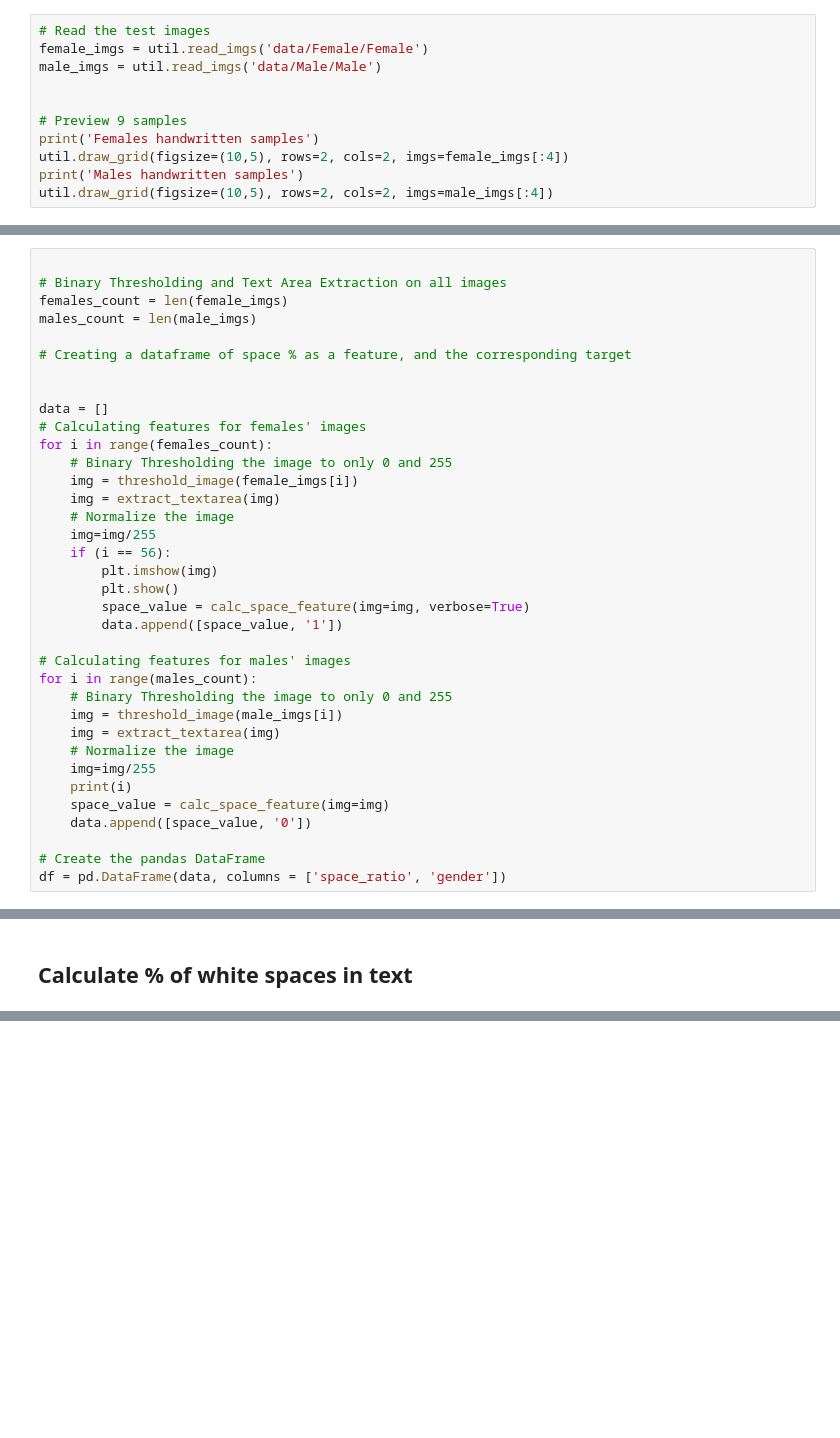
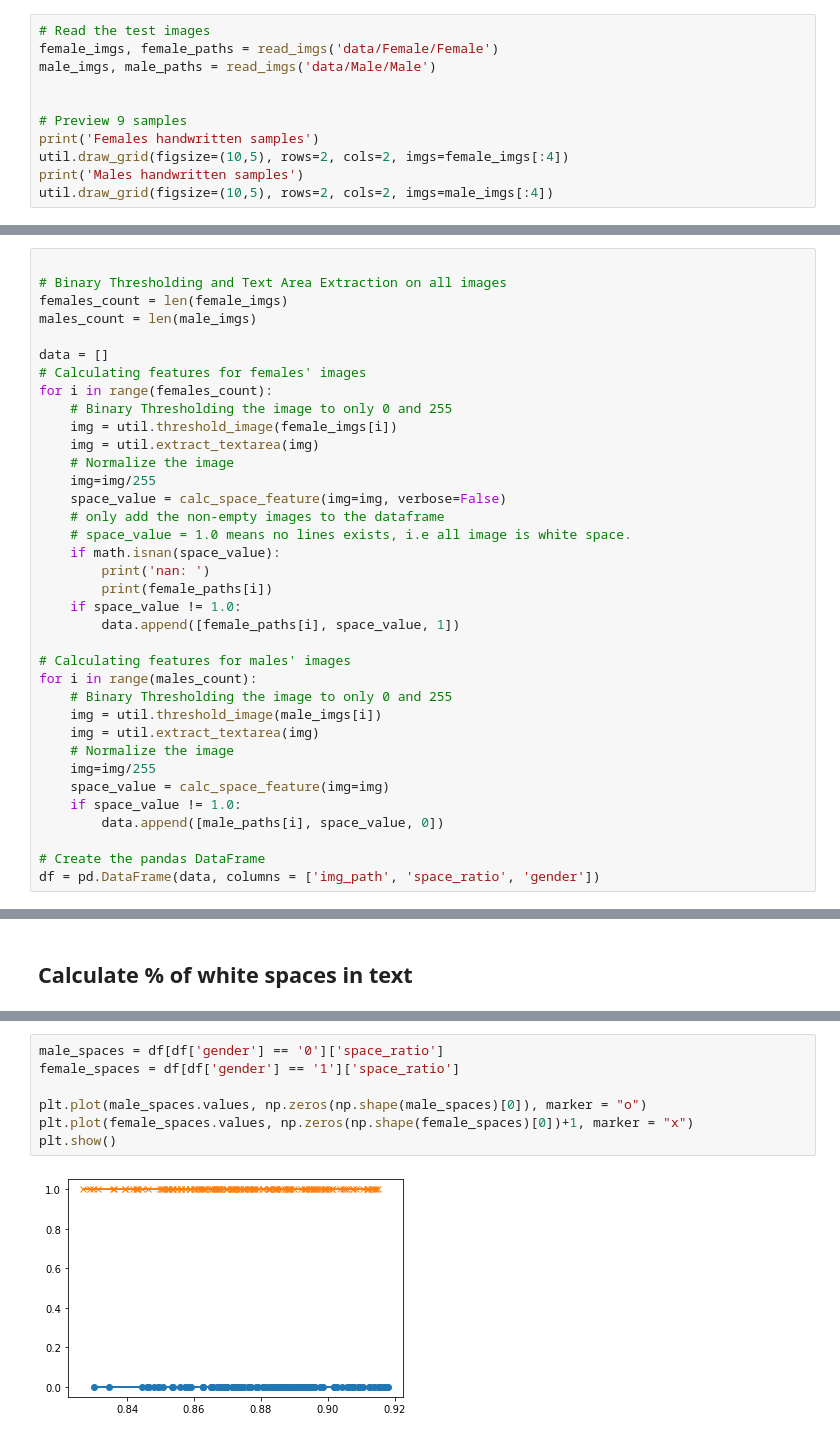
Before and after one commit to NouranHany/Handwriting-Based-Gender-Classification, a Jupyter notebook: Space extraction.ipynb, the cells around one changed output, grey strips where cells are left out. Cells and saved outputs as stored; diff of their text form; blank space fills up the shorter version.

```diff
--- a/Space extraction.ipynb
+++ b/Space extraction.ipynb
@@ -286,8 +296,8 @@ def calc_space_feature(img, verbose=False):
 ## Read Sample of images
 # %%
 # Read the test images
-female_imgs = util.read_imgs('data/Female/Female')
-male_imgs = util.read_imgs('data/Male/Male')
+female_imgs, female_paths = read_imgs('data/Female/Female')
+male_imgs, male_paths = read_imgs('data/Male/Male')
 
 
 # Preview 9 samples
@@ -316,34 +321,34 @@ plt.show()
 females_count = len(female_imgs)
 males_count = len(male_imgs)
 
-# Creating a dataframe of space % as a feature, and the corresponding target
-
-
 data = []
 # Calculating features for females' images
 for i in range(females_count):
     # Binary Thresholding the image to only 0 and 255
-    img = threshold_image(female_imgs[i])
-    img = extract_textarea(img)
+    img = util.threshold_image(female_imgs[i])
+    img = util.extract_textarea(img)
     # Normalize the image
     img=img/255
-    if (i == 56):
-        plt.imshow(img)
-        plt.show()
-        space_value = calc_space_feature(img=img, verbose=True)
-        data.append([space_value, '1'])
+    space_value = calc_space_feature(img=img, verbose=False)
+    # only add the non-empty images to the dataframe
+    # space_value = 1.0 means no lines exists, i.e all image is white space.
+    if math.isnan(space_value):
+        print('nan: ')
+        print(female_paths[i])
+    if space_value != 1.0:
+        data.append([female_paths[i], space_value, 1])
 
 # Calculating features for males' images
 for i in range(males_count):
     # Binary Thresholding the image to only 0 and 255
-    img = threshold_image(male_imgs[i])
-    img = extract_textarea(img)
+    img = util.threshold_image(male_imgs[i])
+    img = util.extract_textarea(img)
     # Normalize the image
     img=img/255
-    print(i)
     space_value = calc_space_feature(img=img)
-    data.append([space_value, '0'])
+    if space_value != 1.0:
+        data.append([male_paths[i], space_value, 0])
 
 # Create the pandas DataFrame
-df = pd.DataFrame(data, columns = ['space_ratio', 'gender'])
+df = pd.DataFrame(data, columns = ['img_path', 'space_ratio', 'gender'])
 # %% [output]
@@ -358,0 +362,9 @@ calc_space_feature(img=img, verbose=False)
+# %%
+male_spaces = df[df['gender'] == '0']['space_ratio']
+female_spaces = df[df['gender'] == '1']['space_ratio']
+
+plt.plot(male_spaces.values, np.zeros(np.shape(male_spaces)[0]), marker = "o")
+plt.plot(female_spaces.values, np.zeros(np.shape(female_spaces)[0])+1, marker = "x")
+plt.show()
+# %% [output]
+[figure, added]
```
Also changed, not shown: parts of 15 cells of this notebook.
